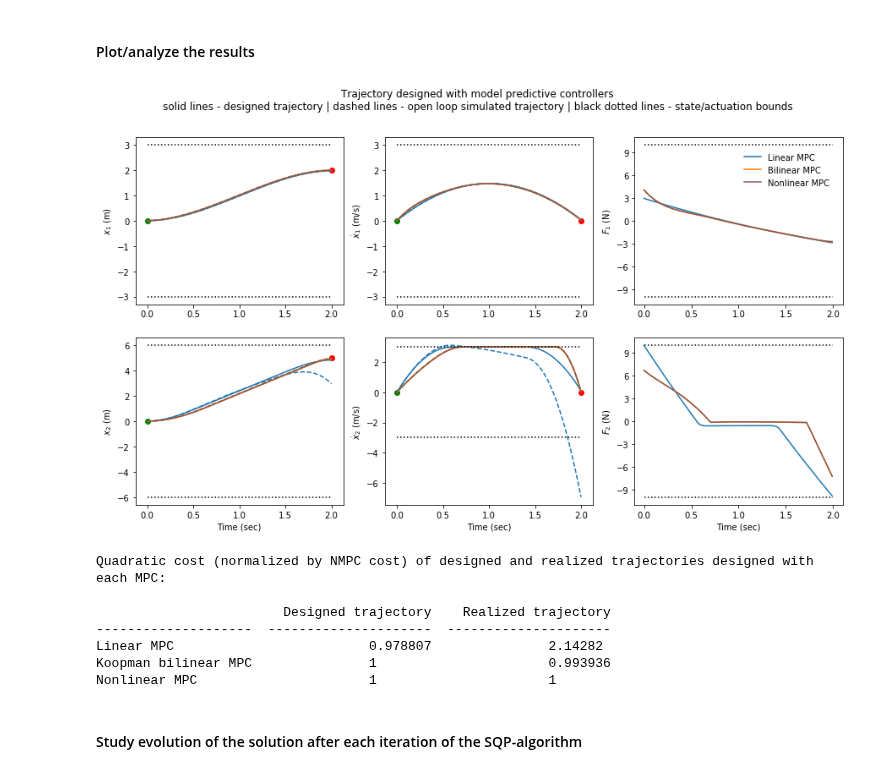
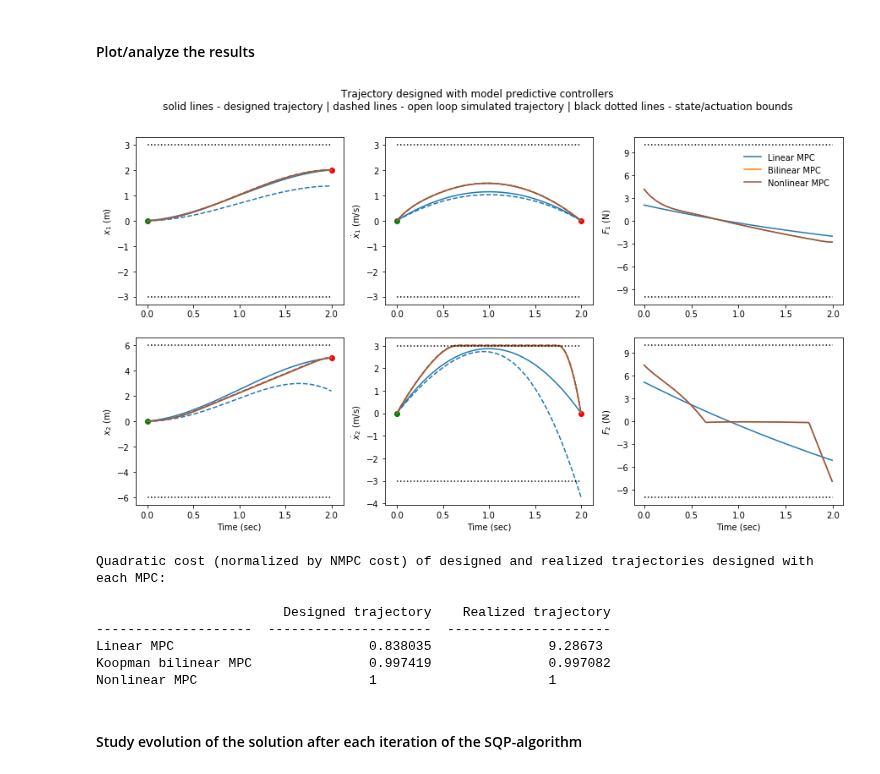
Before and after one commit to Cafolkes/koopman_learning_and_control, a Jupyter notebook: bilinearizable_sys_closed_loop.ipynb, the cells around one changed output. Saved outputs shown, nothing was run; the diff lists cells and outputs as text; code cells hidden in the pictures.

```diff
--- a/bilinearizable_sys_closed_loop.ipynb
+++ b/bilinearizable_sys_closed_loop.ipynb
@@ -113,9 +113,9 @@ umax = np.array([10., 10.])
 umin = -umax
 xmax = np.array([3., 6., 3., 3.])
 xmin = -xmax
-q, r = 1e4, 1
-Q_mpc = q*np.eye(n)
-R_mpc = r*np.eye(m)
+Q_mpc = 0*np.eye(n)
+QN_mpc = 1e3*np.eye(n)
+R_mpc = np.eye(m)
 traj_length = 200
 
 # Design trajectory:
@@ -266,7 +266,7 @@ show()
 # %%
 from koopman_core.controllers import MPCController
 
-controller_lmpc = MPCController(linearized_sys, traj_length, dt, umin, umax, xmin, xmax, np.zeros_like(Q_mpc), R_mpc, Q_mpc, set_pt)
+controller_lmpc = MPCController(linearized_sys, traj_length, dt, umin, umax, xmin, xmax, np.zeros_like(Q_mpc), R_mpc, Q_mpc, set_pt, terminal_constraint=True)
 # %% [markdown]
 #### Bilinear model predictive controller
 # %%
@@ -278,7 +278,7 @@ B_d = [b*dt for b in koop_bilinear_sys.B]
 kbf_d = BilinearLiftedDynamics(n_koop, m, A_d, B_d, C, koop_bilinear_sys.basis, continuous=False, dt=dt)
 
 # Define kbf controller:
-controller_knmpc = NonlinearMPCController(kbf_d, traj_length, dt, umin, umax, xmin, xmax, np.zeros_like(Q_mpc), R_mpc, Q_mpc, set_pt)
+controller_knmpc = NonlinearMPCController(kbf_d, traj_length, dt, umin, umax, xmin, xmax, Q_mpc, R_mpc, QN_mpc, set_pt, terminal_constraint=True)
 z0 = phi_fun(x0.reshape((1,-1)))
 z_init = np.tile(z0.reshape((-1,1)),(1,traj_length+1)).T
 controller_knmpc.construct_controller(z_init, u_init)
@@ -286,7 +286,7 @@ controller_knmpc.construct_controller(z_init, u_init)
 #### Nonlinear model predictive controller
 # %%
 finite_dim_koop_sys_d = FiniteDimKoopSysDiscrete(lambd, mu, c, dt)
-controller_nmpc = NonlinearMPCController(finite_dim_koop_sys_d, traj_length, dt, umin, umax, xmin, xmax, np.zeros_like(Q_mpc), R_mpc, Q_mpc, set_pt)
+controller_nmpc = NonlinearMPCController(finite_dim_koop_sys_d, traj_length, dt, umin, umax, xmin, xmax, Q_mpc, R_mpc, QN_mpc, set_pt, terminal_constraint=True)
 controller_nmpc.construct_controller(x_init, u_init)
 # %% [markdown]
 # Evaluate performance of controllers for trajectory generation
@@ -351,46 +351,46 @@ for ii in range(6):
 
         plt.plot([0, 2.], [xmax[ind], xmax[ind]], ':k')
         plt.plot([0, 2.], [xmin[ind], xmin[ind]], ':k')
         plt.scatter(t_eval[0], x0[ind], color='g')
         plt.scatter(t_eval[-1], set_pt[ind], color='r')
         plt.ylabel(labels[ind])
     else:
         ax = plt.subplot(2,3,subplot_inds[ii])
         plt.plot(t_eval[:-1],ur_lmpc[ind,:], color=colors[0], label='Linear MPC')
         plt.plot(t_eval[:-1], ur_knmpc[ind, :], color=colors[1], label='Bilinear MPC')
         plt.plot(t_eval[:-1],ur_nmpc[ind,:], color=colors[2], label='Nonlinear MPC')
         plt.plot([0, 2.], [umax[ind], umax[ind]], ':k')
         plt.plot([0, 2.], [umin[ind], umin[ind]], ':k')
         plt.ylabel(labels[ii])
         ax.yaxis.set_major_locator(MaxNLocator(integer=True))
         if subplot_inds[ii]==3:
             plt.legend(loc='upper right', bbox_to_anchor=(0.975, 0.95), frameon=False)
     if subplot_inds[ii] == 4 or subplot_inds[ii] == 5 or subplot_inds[ii] == 6:
         plt.xlabel('Time (sec)')
 
 plt.show()
 
-cost_ref_lmpc = xr_lmpc[:,-1].T@Q_mpc@xr_lmpc[:,-1] + np.sum(np.diag(ur_lmpc.T@R_mpc@ur_lmpc))
-cost_ref_knmpc = xr_knmpc[:,-1].T@Q_mpc@xr_knmpc[:,-1] + np.sum(np.diag(ur_knmpc.T@R_mpc@ur_knmpc))
-cost_ref_nmpc = xr_nmpc[:,-1].T@Q_mpc@xr_nmpc[:,-1] + np.sum(np.diag(ur_nmpc.T@R_mpc@ur_nmpc))
+cost_ref_lmpc = (xr_lmpc[:,-1]-set_pt).T@QN_mpc@(xr_lmpc[:,-1]-set_pt) + np.sum(np.diag(ur_lmpc.T@R_mpc@ur_lmpc))
+cost_ref_knmpc = (xr_knmpc[:,-1]-set_pt).T@QN_mpc@(xr_knmpc[:,-1]-set_pt) + np.sum(np.diag(ur_knmpc.T@R_mpc@ur_knmpc))
+cost_ref_nmpc = (xr_nmpc[:,-1]-set_pt).T@QN_mpc@(xr_nmpc[:,-1]-set_pt) + np.sum(np.diag(ur_nmpc.T@R_mpc@ur_nmpc))
 
-cost_ol_lmpc = xs_lmpc[:,-1].T@Q_mpc@xs_lmpc[:,-1] + np.sum(np.diag(ur_lmpc.T@R_mpc@ur_lmpc))
-cost_ol_knmpc = xs_knmpc[:,-1].T@Q_mpc@xs_knmpc[:,-1] + np.sum(np.diag(ur_knmpc.T@R_mpc@ur_knmpc))
-cost_ol_nmpc = xs_nmpc[:,-1].T@Q_mpc@xs_nmpc[:,-1] + np.sum(np.diag(ur_nmpc.T@R_mpc@ur_nmpc))
+cost_ol_lmpc = (xs_lmpc[:,-1]-set_pt).T@QN_mpc@(xs_lmpc[:,-1]-set_pt) + np.sum(np.diag(ur_lmpc.T@R_mpc@ur_lmpc))
+cost_ol_knmpc = (xs_knmpc[:,-1]-set_pt).T@QN_mpc@(xs_knmpc[:,-1]-set_pt) + np.sum(np.diag(ur_knmpc.T@R_mpc@ur_knmpc))
+cost_ol_nmpc = (xs_nmpc[:,-1]-set_pt).T@QN_mpc@(xs_nmpc[:,-1]-set_pt) + np.sum(np.diag(ur_nmpc.T@R_mpc@ur_nmpc))
 
 print('Quadratic cost (normalized by NMPC cost) of designed and realized trajectories designed with each MPC:\n')
 print(tabulate([['Linear MPC', cost_ref_lmpc/cost_ref_nmpc, cost_ol_lmpc/cost_ol_nmpc],
                 ['Koopman bilinear MPC', cost_ref_knmpc/cost_ref_nmpc, cost_ol_knmpc/cost_ol_nmpc],
                 ['Nonlinear MPC', 1, 1]],
                headers=['Designed trajectory', 'Realized trajectory']))
 # %% [output]
-[figure, old version]
+[figure, new version]
 Quadratic cost (normalized by NMPC cost) of designed and realized trajectories designed with each MPC:
 
                         Designed trajectory    Realized trajectory
 --------------------  ---------------------  ---------------------
-Linear MPC                         0.978807               2.14282
-Koopman bilinear MPC               1                      0.993936
+Linear MPC                         0.838035               9.28673
+Koopman bilinear MPC               0.997419               0.997082
 Nonlinear MPC                      1                      1
 # %% [markdown]
 #### Study evolution of the solution after each iteration of the SQP-algorithm
```
Also changed, not shown: parts of 2 cells of this notebook, 3 other files.
